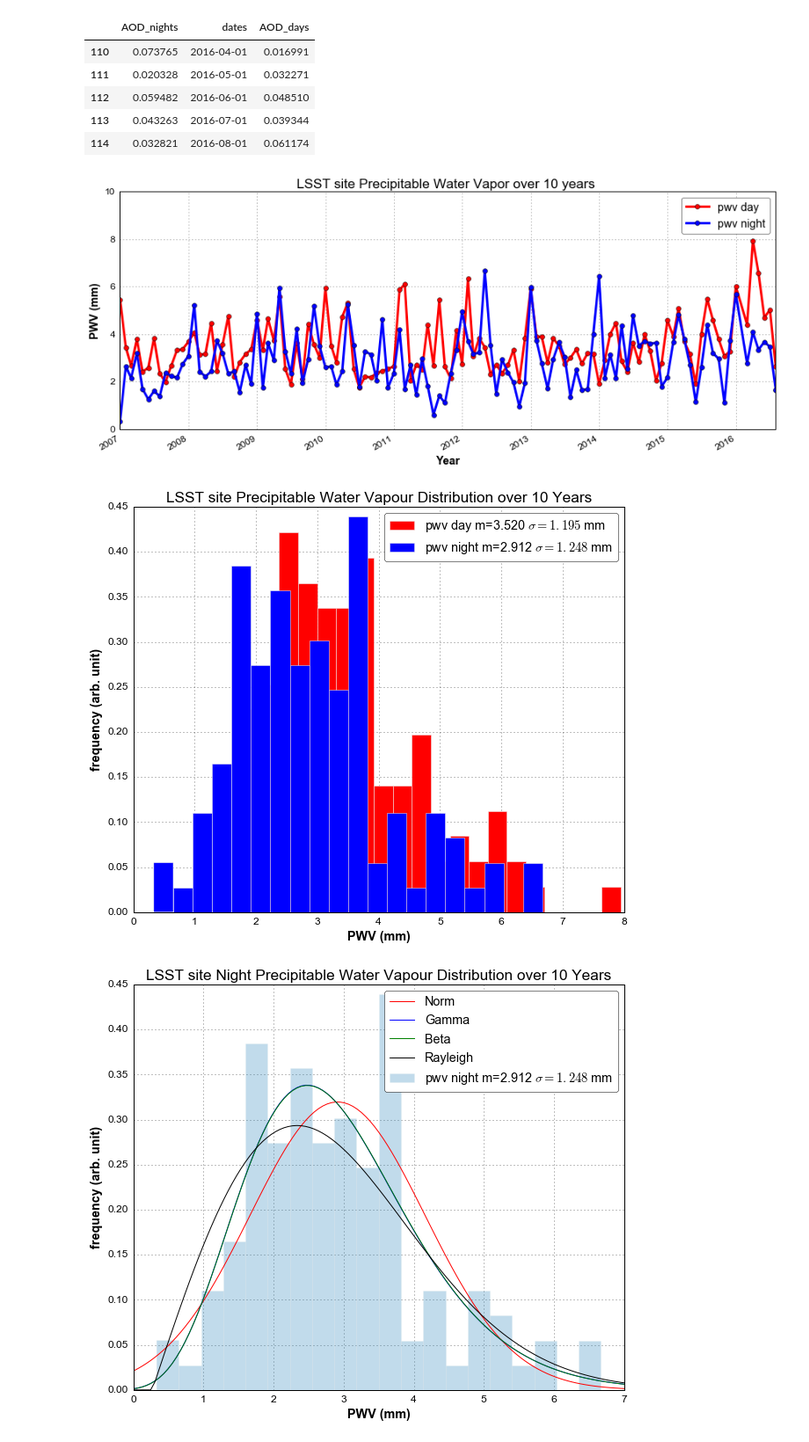
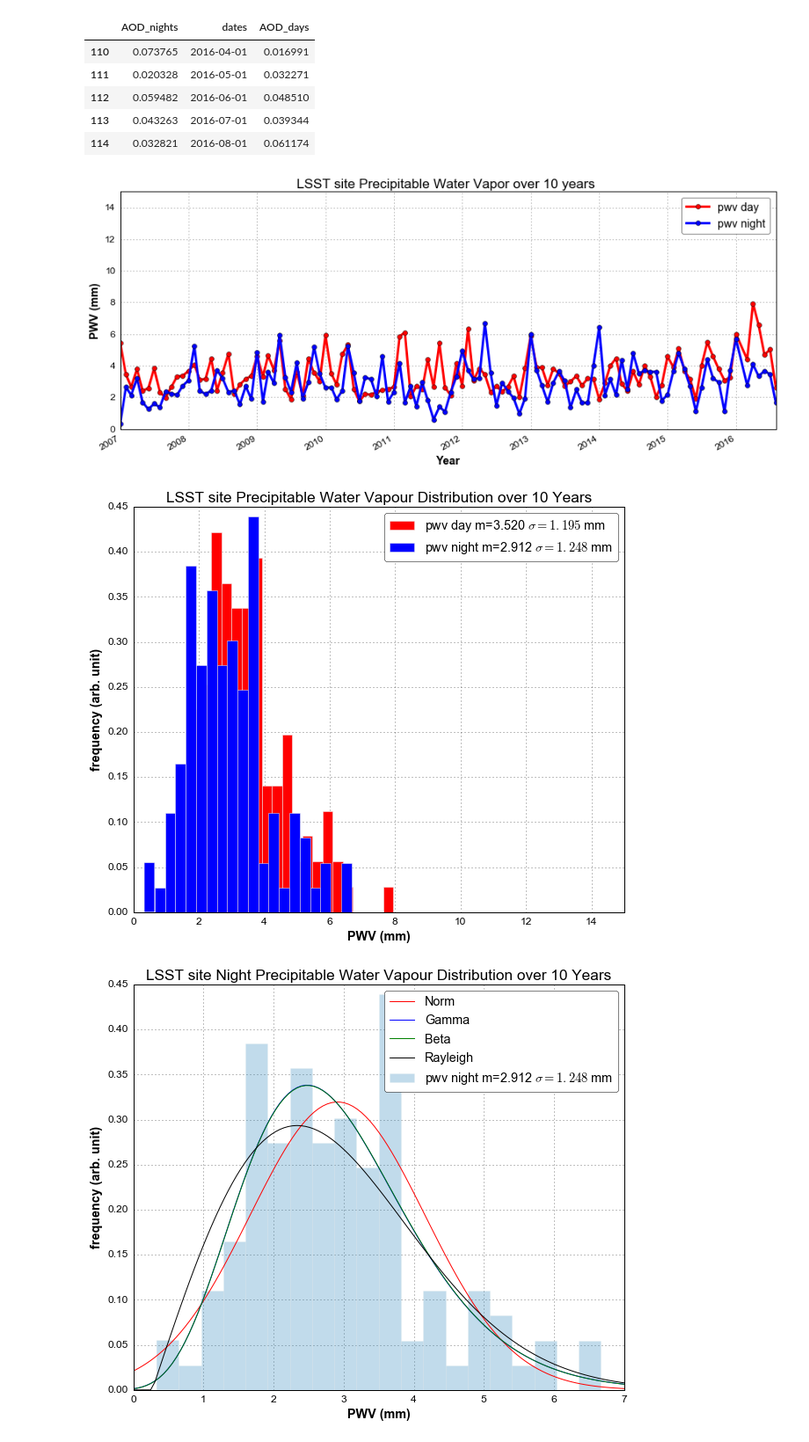
Before and after one commit to sylvielsstfr/caliopL3Ana, a Jupyter notebook: ScanAerosolsTenYears_CAL_LID_L3_APro_AllSky.v3.00.ipynb, the cells around one changed output. Shown at 88% size. Saved outputs shown, nothing was run; the diff lists cells and outputs as text; code cells hidden in the pictures.

```diff
--- a/ScanAerosolsTenYears_CAL_LID_L3_APro_AllSky.v3.00.ipynb
+++ b/ScanAerosolsTenYears_CAL_LID_L3_APro_AllSky.v3.00.ipynb
@@ -380,41 +380,41 @@ fig.autofmt_xdate()
 
 plt.title(title)
 #plt.lines.Line2D.set_linewidth(2.)
-plt.ylim(0,10.)
+plt.ylim(0,15.)
 plt.legend(loc='best')
 plt.savefig(figfilename, bbox_inches='tight')
 # %% [output]
-[figure, old version]
+[figure, new version]
 # %%
 ########################################
 #
 # Histograms for precipitable water
 #
 #######################################
 fig=plt.figure(figsize=(10,8))
 ax=fig.add_subplot(1,1,1)
 
 themean_pwv_day=pwv_day_coll.mean()
 themean_pwv_night=pwv_night_coll.mean()
 therms_pwv_day=pwv_day_coll.std()
 therms_pwv_night=pwv_night_coll.std()
 
 label_day='pwv day m=%4.3f $\sigma =%4.3f $ mm' % (themean_pwv_day,therms_pwv_day)
 label_night='pwv night m=%4.3f $\sigma =%4.3f $ mm' % (themean_pwv_night,therms_pwv_night)
 
 ax.hist(pwv_day_coll,bins=20, facecolor='r',normed=1,label=label_day)
 ax.hist(pwv_night_coll,bins=20, facecolor='b',normed=1,label=label_night)
-plt.xlim(0,8.0)
+plt.xlim(0,15.0)
 ax.set_ylabel('frequency (arb. unit)')
 ax.set_xlabel('PWV (mm)')
 title= "LSST site Precipitable Water Vapour Distribution over 10 Years"
 figfilename='Images/'+filename_base+'/'+'DistTribLSSTPWV10Y.pdf'
 
 ax.set_title(title)
 plt.legend(loc='best')
 plt.savefig(figfilename, bbox_inches='tight')
 # %% [output]
-[figure, old version]
+[figure, new version]
 # %%
 #####################################
 # Fit the night histogram for PWV
```
Also changed, not shown: parts of 2 cells of this notebook.
